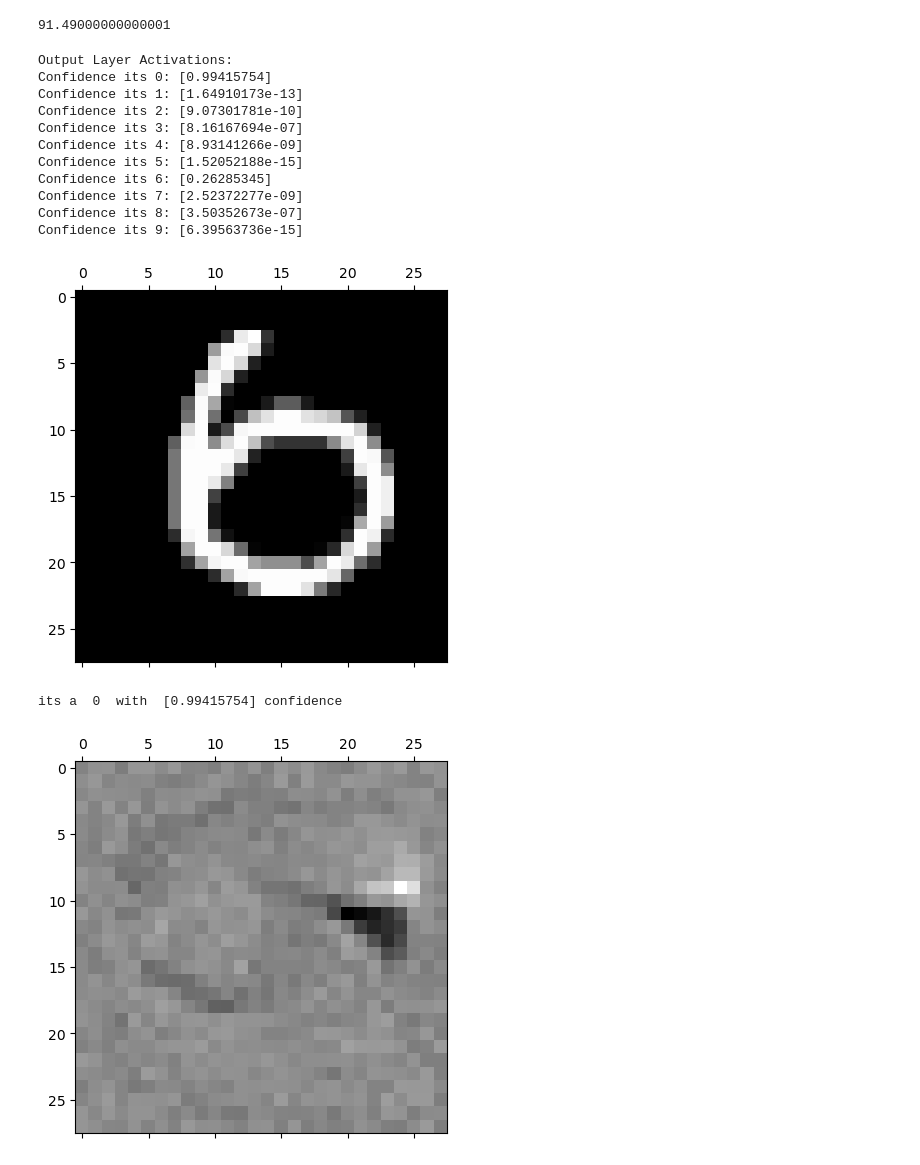
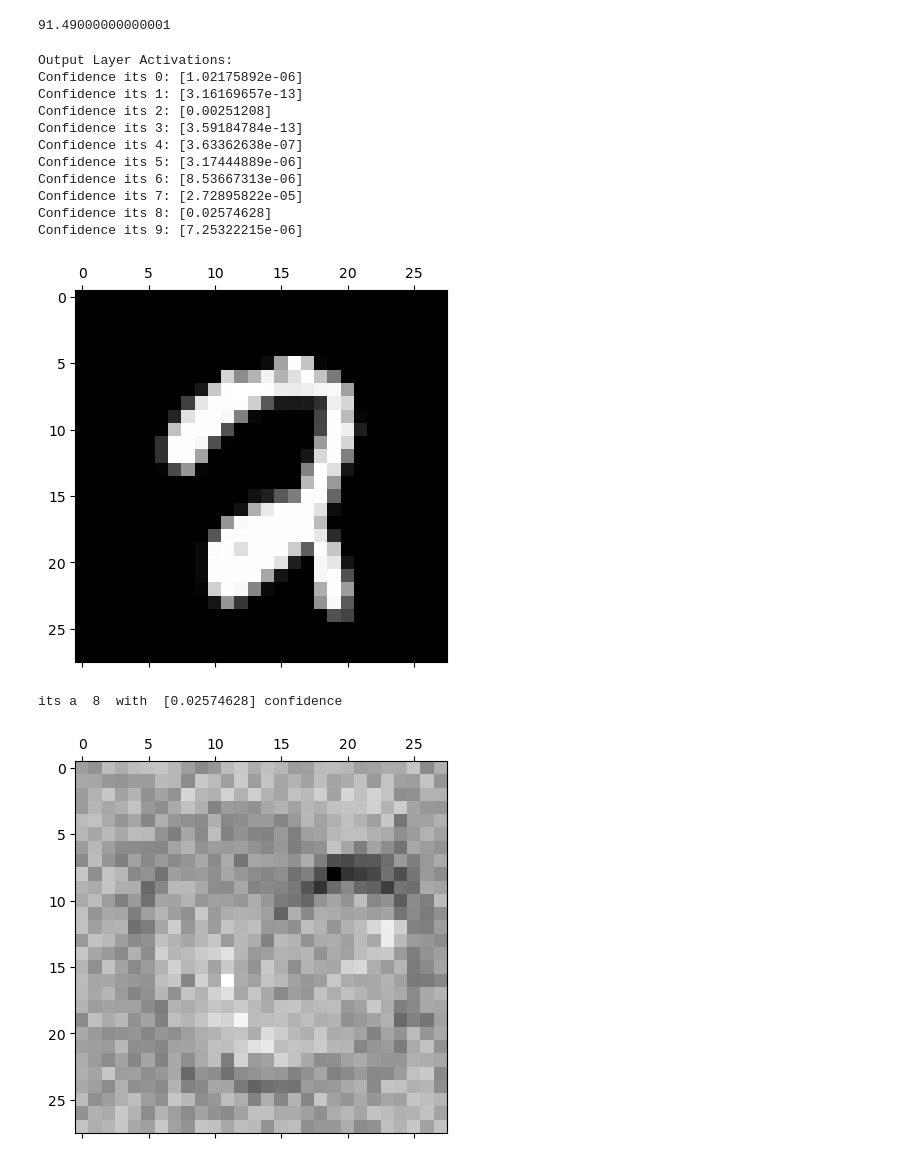
Before and after one commit to ragarc/neural_network_from_scratch, a Jupyter notebook: nn.ipynb, the cells around one changed output. Drawn from its saved outputs; the diff is of its cells as text; code cells hidden in the pictures.

```diff
--- a/nn.ipynb
+++ b/nn.ipynb
@@ -10,7 +11,8 @@ test_images = np.reshape(test_images, (10000, 784)) / 255
 # %%
 def s(vector):
     """
-        Draws
+        Draws a picture of a given handwritten digit.
+        vector (numpy 784-dimensional vector) => the handwritten digit to be drawn. It is a vector of pixel values
     """
     plt.matshow(vector.reshape(28,28),cmap='gray')
     plt.show()
@@ -25,7 +27,7 @@ def dtanh(x):
 class NN:
     def __init__(self, i_d, o_d, learning_rate):
         """
-            Initializes the neural nerwork.
+            Initializes the neural nerwork with random weights and biases.
             i_d (int) => the dimension of the input data
             o_d (int) => the dimension of the output label
             learning_rate (float) => the learning rate
@@ -41,10 +43,13 @@ class NN:
 
     def feed_forward(self, d):
         """
-            mmmm.... chicken
+            For a given input d, returns the network's prediction.
+            Sets the network's self.o attribute to the prediction before
+            the activation function is applied. This is important in the
+            gradients calculation.
         """
-        self.i = np.reshape(d, (784, 1))
-        self.o = np.matmul(self.weights,self.i) + self.bias
+        self.i = np.reshape(d, (self.i_d, 1))
+        self.o = np.matmul(self.weights, self.i) + self.bias
         return tanh(self.o)
 
     def weight_gradients(self, out, cost):
@@ -56,6 +61,14 @@ class NN:
         return b
 
     def train(self, data, labels, batch_size):
+        """
+            Trains the neural network.
+            data (numpy 2-D array) => a two dimensional array containing all  training data.
+            One dimension is the size of a single training example (for mnist it would be 784)
+            The other dimension is the total number of training examples (for mnist it would be 60000)
+
+            labels (numpy 1-D array) => an array containing the labels (for mnist it is 10 long)
+        """
         w_g = np.zeros((self.o_d, self.i_d))
         b_g = np.zeros((self.o_d, 1))
 
@@ -75,6 +88,10 @@ class NN:
                 b_g = np.zeros((self.o_d, 1))
 
     def label(self, test):
+        """
+            Prints the label for a given test example to the console
+            test (numpy 1-D array) => the test example
+        """
         results = self.feed_forward(test)
         print("Output Layer Activations:")
         for i in range(len(results)):
@@ -89,6 +106,13 @@ class NN:
         print("its a ", index, " with ", mx, "confidence")
 
     def error(self, test,label):
+        """
+            Prints the output layer's activations to the console,
+            along with the corresponding label vector, and the magnitude
+            of the error. Mostly used for debugging
+            test (numpy 1-D array) => the test example
+            label (int) => what number should the test be labeled as
+        """
         results = self.feed_forward(test)
         l = np.zeros((10, 1))
         l[label] = 1
@@ -104,11 +128,17 @@ class NN:
             if results[i] > mx:
                 mx = results[i]
                 index = i
-        #print(results)
         s(test)
         print(np.dot(vectorOut[0], vectorOut[0]))
 
     def calculate_accuracy(self,test,labels):
+        """
+            Returns the number of examples the network correctly labeled
+            divided by the total number of examples. Also saves the cases it got
+            wrong as an array in the self.wrong_indices field.
+            test (numpy 2-D array) => a two dimensional array containing all testing data.
+            labels (numpy 1-D array) => array containing all testing labels as ints.
+        """
         self.wrong_indices = []
         right = 0
         total = 0
@@ -130,22 +161,25 @@ neural_net.calculate_accuracy(test_images,test_labels)
 # %% [output]
 91.49000000000001
 # %%
-neural_net.label(test_images[neural_net.wrong_indices[16]])
+# neural_net.wrong_indices has all of the examples it got
+# wrong. Change the number to see other examples
+neural_net.label(test_images[neural_net.wrong_indices[4]])
 # %% [output]
 Output Layer Activations:
-Confidence its 0: [0.99415754]
-Confidence its 1: [1.64910173e-13]
-Confidence its 2: [9.07301781e-10]
-Confidence its 3: [8.16167694e-07]
-Confidence its 4: [8.93141266e-09]
-Confidence its 5: [1.52052188e-15]
-Confidence its 6: [0.26285345]
-Confidence its 7: [2.52372277e-09]
-Confidence its 8: [3.50352673e-07]
-Confidence its 9: [6.39563736e-15]
+Confidence its 0: [1.02175892e-06]
+Confidence its 1: [3.16169657e-13]
+Confidence its 2: [0.00251208]
+Confidence its 3: [3.59184784e-13]
+Confidence its 4: [3.63362638e-07]
+Confidence its 5: [3.17444889e-06]
+Confidence its 6: [8.53667313e-06]
+Confidence its 7: [2.72895822e-05]
+Confidence its 8: [0.02574628]
+Confidence its 9: [7.25322215e-06]
-[figure, old version]
+[figure, new version]
-its a  0  with  [0.99415754] confidence
+its a  8  with  [0.02574628] confidence
 # %%
-s(neural_net.weights[5])
+# Visualizing the weights is fun
+s(neural_net.weights[6])
 # %% [output]
-[figure, old version]
+[figure, new version]
```
Also changed, not shown: parts of 20 cells of this notebook.
